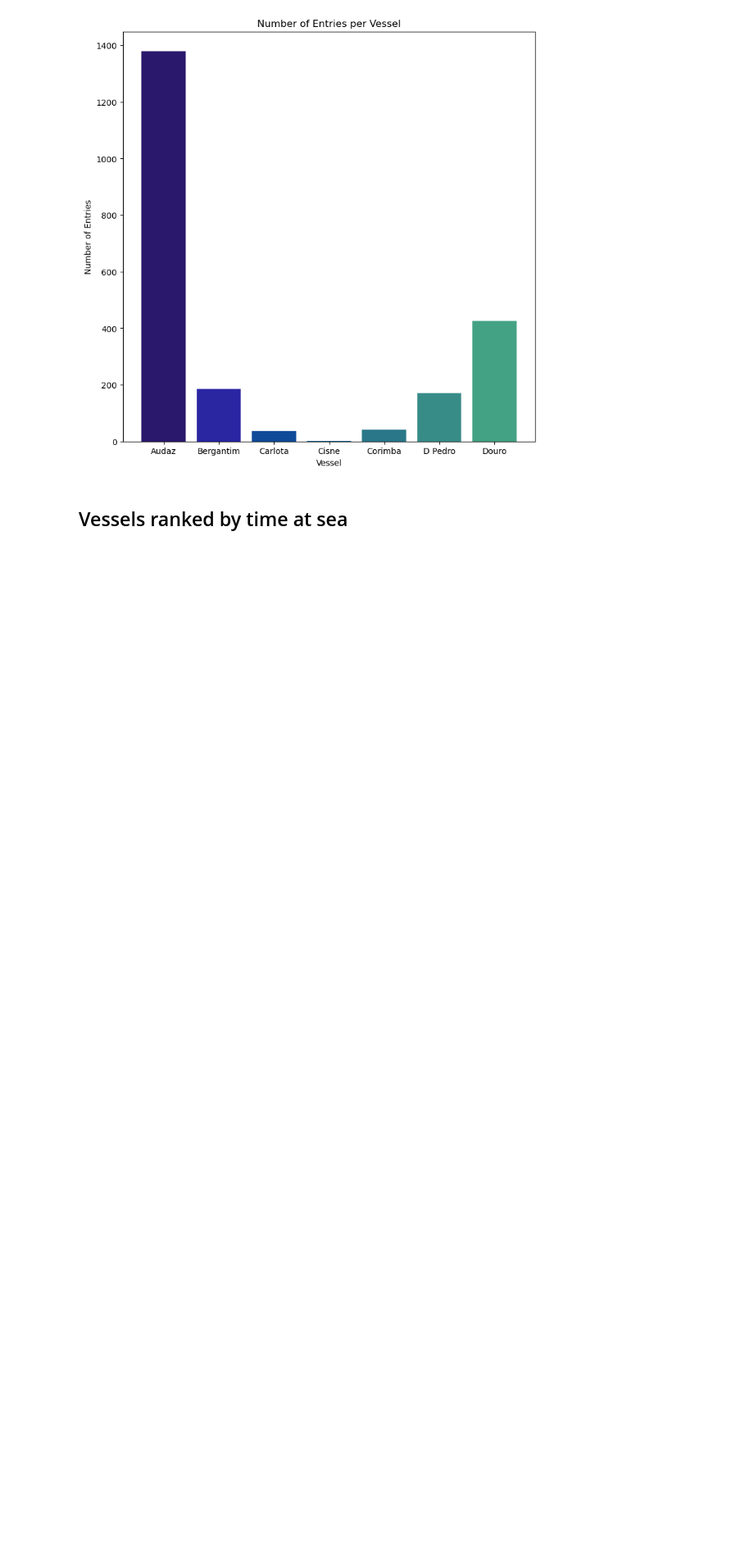
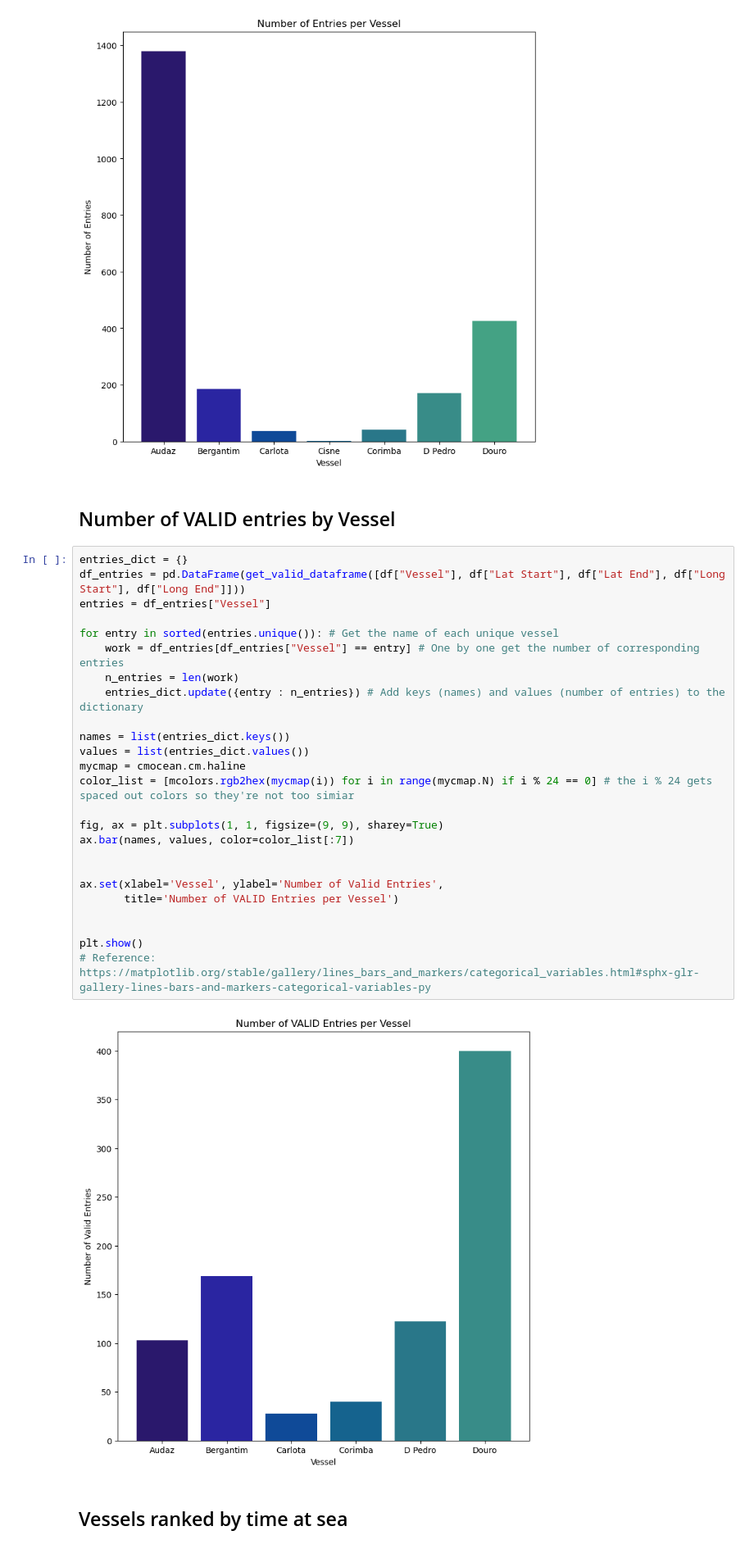
Before and after one commit to livia-freitas/SSF-2024-logbooks, a Jupyter notebook: processing_and_figures.ipynb, the cells around one changed output. Shown: that part at 82% size. Saved outputs shown, nothing was run; the diff lists cells and outputs as text; blank space fills up the shorter version.

```diff
--- a/processing_and_figures.ipynb
+++ b/processing_and_figures.ipynb
@@ -660,6 +659,35 @@ plt.show()
 # Reference: https://matplotlib.org/stable/gallery/lines_bars_and_markers/categorical_variables.html#sphx-glr-gallery-lines-bars-and-markers-categorical-variables-py
 # %% [output]
 [figure]
+# %% [markdown]
+## Number of VALID entries by Vessel
+# %%
+entries_dict = {}
+df_entries = pd.DataFrame(get_valid_dataframe([df["Vessel"], df["Lat Start"], df["Lat End"], df["Long Start"], df["Long End"]]))
+entries = df_entries["Vessel"]
+
+for entry in sorted(entries.unique()): # Get the name of each unique vessel
+    work = df_entries[df_entries["Vessel"] == entry] # One by one get the number of corresponding entries
+    n_entries = len(work)
+    entries_dict.update({entry : n_entries}) # Add keys (names) and values (number of entries) to the dictionary
+
+names = list(entries_dict.keys())
+values = list(entries_dict.values())
+mycmap = cmocean.cm.haline
+color_list = [mcolors.rgb2hex(mycmap(i)) for i in range(mycmap.N) if i % 24 == 0] # the i % 24 gets spaced out colors so they're not too simiar
+
+fig, ax = plt.subplots(1, 1, figsize=(9, 9), sharey=True)
+ax.bar(names, values, color=color_list[:7])
+
+
+ax.set(xlabel='Vessel', ylabel='Number of Valid Entries',
+       title='Number of VALID Entries per Vessel')
+
+
+plt.show()
+# Reference: https://matplotlib.org/stable/gallery/lines_bars_and_markers/categorical_variables.html#sphx-glr-gallery-lines-bars-and-markers-categorical-variables-py
+# %% [output]
+[figure, added]
 # %% [markdown]
 ## Vessels ranked by time at sea
 # %%
```
Also changed, not shown: parts of 2 cells of this notebook, 1 other file.
